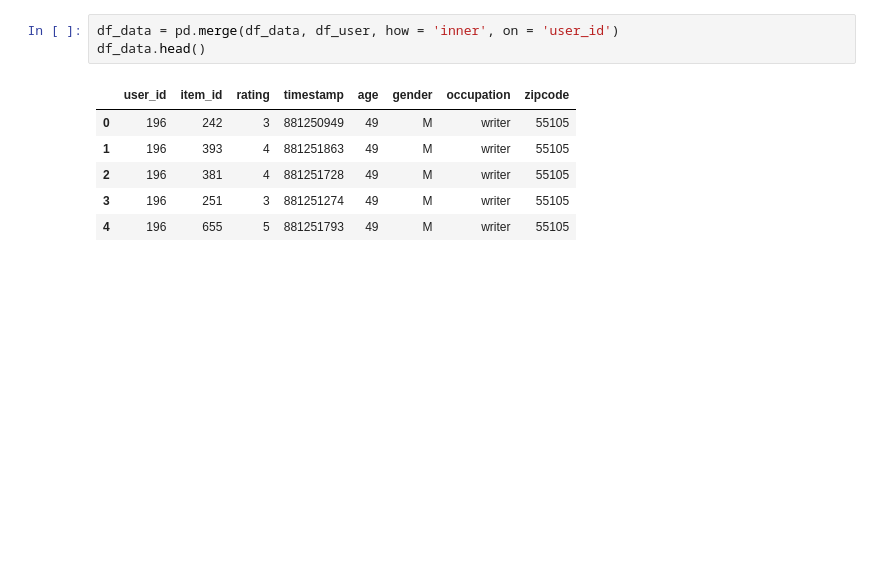
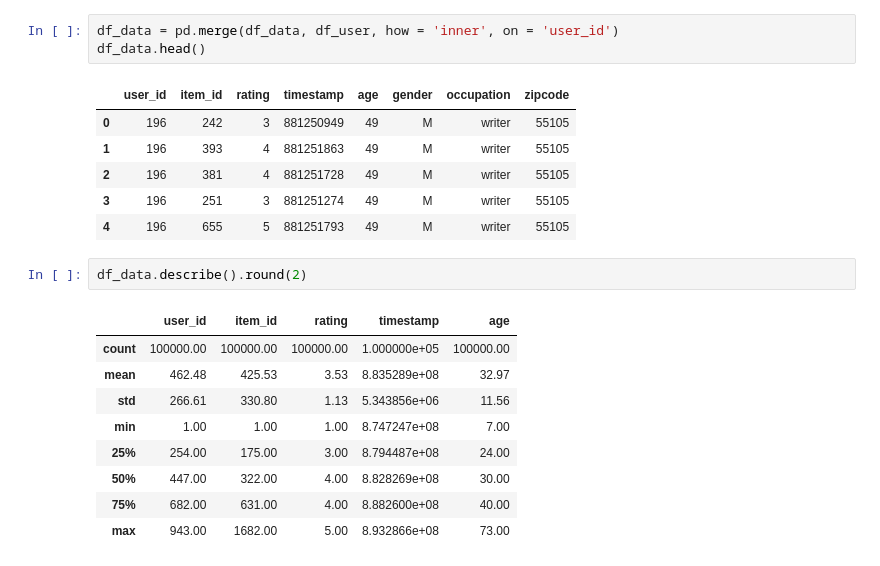
Before and after one commit to anandaheino/Recommendation_Systems, a Jupyter notebook: Matrix_factorization/Recomm_System_MovieLens.ipynb, the cells around one changed output. Saved outputs shown, nothing was run; the diff lists cells and outputs as text; blank space fills up the shorter version.

```diff
--- a/Matrix_factorization/Recomm_System_MovieLens.ipynb
+++ b/Matrix_factorization/Recomm_System_MovieLens.ipynb
@@ -136,3 +119,15 @@ df_data.head()
 | 2 | 196 | 381 | 4 | 881251728 | 49 | M | writer | 55105 |
 | 3 | 196 | 251 | 3 | 881251274 | 49 | M | writer | 55105 |
 | 4 | 196 | 655 | 5 | 881251793 | 49 | M | writer | 55105 |
+# %%
+df_data.describe().round(2)
+# %% [output]
+|  | user_id | item_id | rating | timestamp | age |
+| count | 100000.00 | 100000.00 | 100000.00 | 1.000000e+05 | 100000.00 |
+| mean | 462.48 | 425.53 | 3.53 | 8.835289e+08 | 32.97 |
+| std | 266.61 | 330.80 | 1.13 | 5.343856e+06 | 11.56 |
+| min | 1.00 | 1.00 | 1.00 | 8.747247e+08 | 7.00 |
+| 25% | 254.00 | 175.00 | 3.00 | 8.794487e+08 | 24.00 |
+| 50% | 447.00 | 322.00 | 4.00 | 8.828269e+08 | 30.00 |
+| 75% | 682.00 | 631.00 | 4.00 | 8.882600e+08 | 40.00 |
+| max | 943.00 | 1682.00 | 5.00 | 8.932866e+08 | 73.00 |
```
Also changed, not shown: parts of 14 cells of this notebook.
